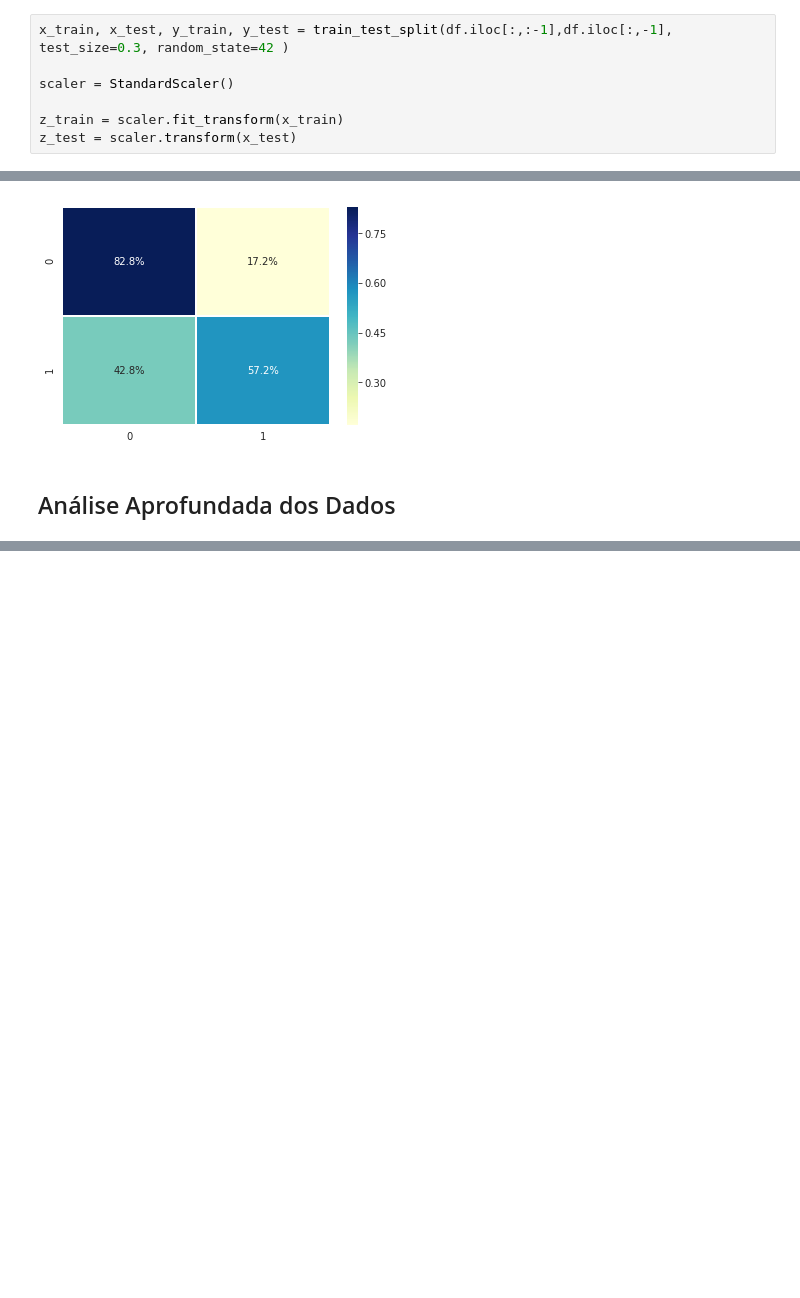
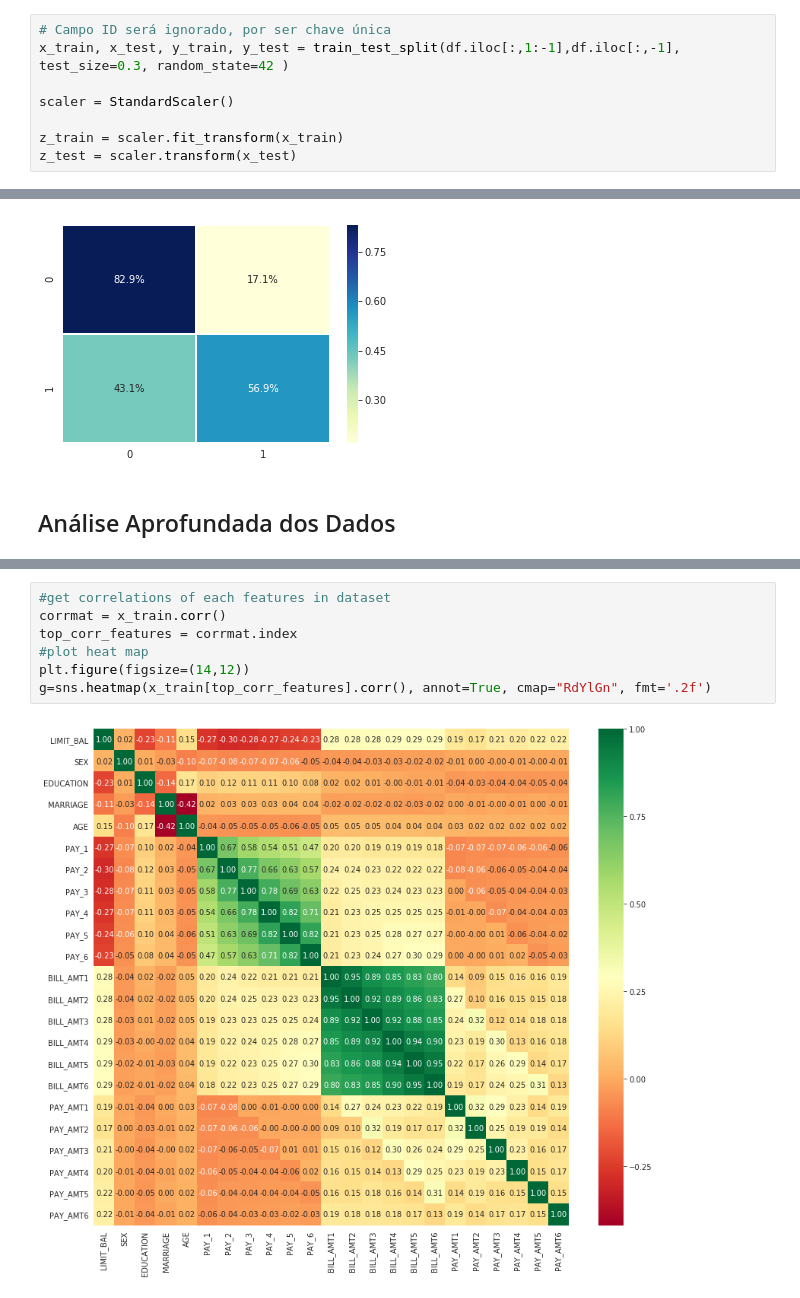
Before and after one commit to tmiessa/mdc-defaultcredit, a Jupyter notebook: mdc_defaultcredit.ipynb, the cells around one changed output, grey strips where cells are left out. Saved outputs shown, nothing was run; the diff lists cells and outputs as text; blank space fills up the shorter version.

```diff
--- a/mdc_defaultcredit.ipynb
+++ b/mdc_defaultcredit.ipynb
@@ -229,7 +143,8 @@ pdf['PAID AMOUNT'].sum()/pdf['BILL AMOUNT'].sum()
 # %% [markdown]
 Serão construídos dois modelos, para verificação da acurácia antes que qualquer pré-processamento (com exceção de normalização) seja feito nos dados. O motivo para isso é que o problema pode estar na descrição, ao invés de no conjunto.
 # %%
-x_train, x_test, y_train, y_test = train_test_split(df.iloc[:,:-1],df.iloc[:,-1], test_size=0.3, random_state=42 )
+# Campo ID será ignorado, por ser chave única
+x_train, x_test, y_train, y_test = train_test_split(df.iloc[:,1:-1],df.iloc[:,-1], test_size=0.3, random_state=42 )
 
 scaler = StandardScaler()
 
@@ -358,0 +279,9 @@ Balanced Accuracy: 70.01%
+# %%
+#get correlations of each features in dataset
+corrmat = x_train.corr()
+top_corr_features = corrmat.index
+#plot heat map
+plt.figure(figsize=(14,12))
+g=sns.heatmap(x_train[top_corr_features].corr(), annot=True, cmap="RdYlGn", fmt='.2f')
+# %% [output]
+[figure, added]
```
Also changed, not shown: parts of 23 cells of this notebook.
